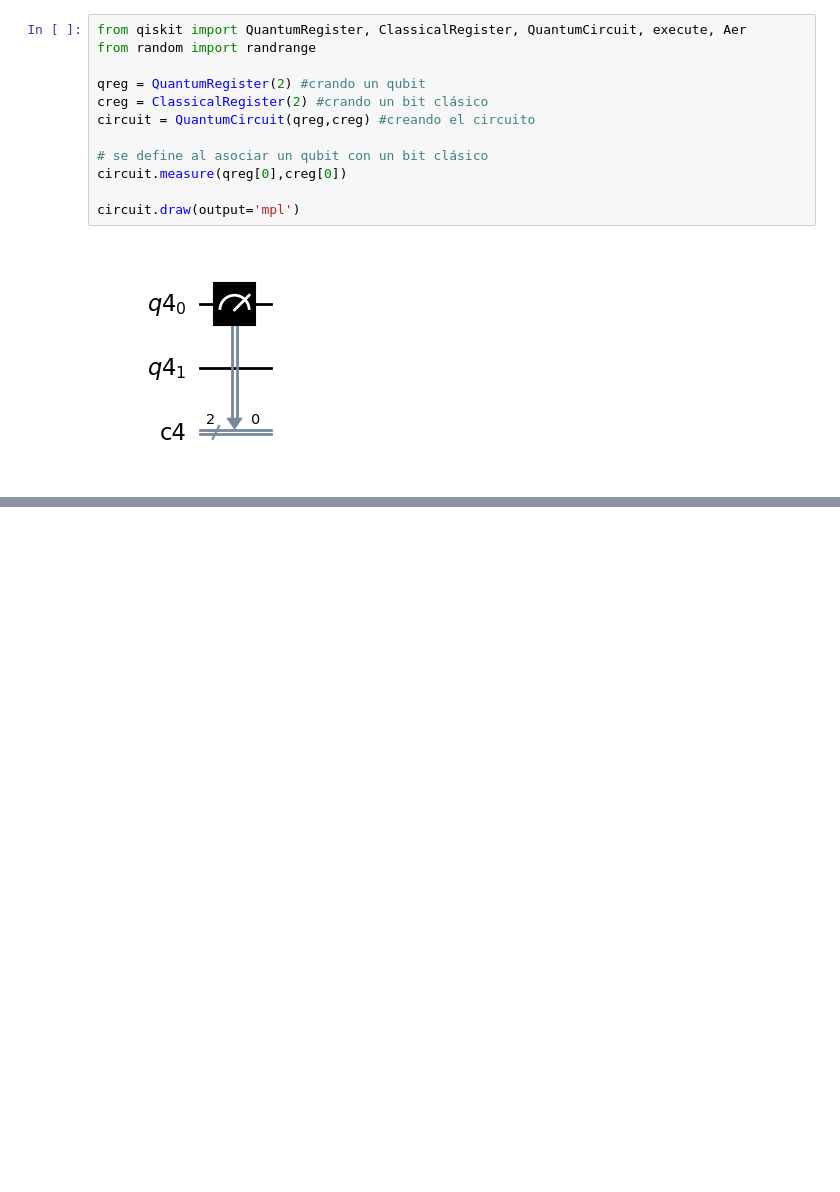
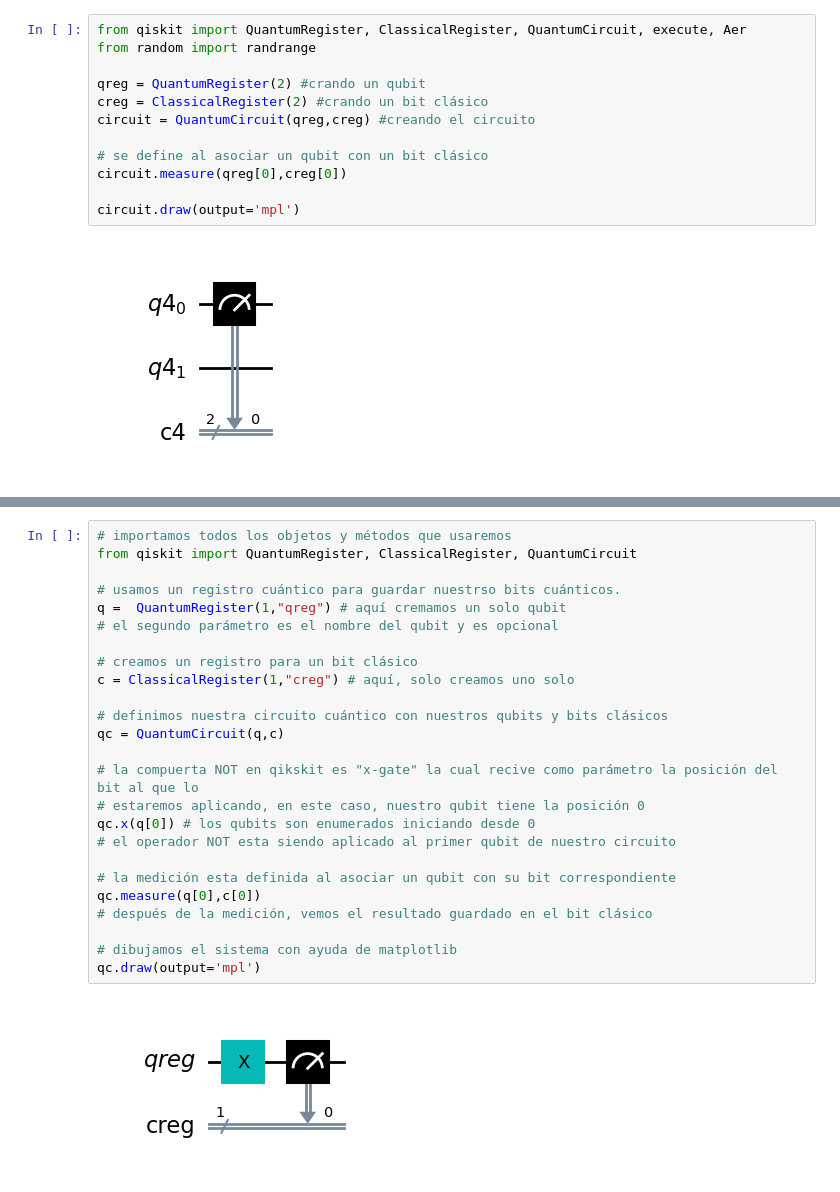
Before and after one commit to JoulesCH/computacion-cuantica, a Jupyter notebook: Charla-CIC Computación Cuántica.ipynb, the cells around one changed output, grey strips where cells are left out. Cells and saved outputs as stored; diff of their text form; blank space fills up the shorter version.

```diff
--- a/Charla-CIC Computación Cuántica.ipynb
+++ b/Charla-CIC Computación Cuántica.ipynb
@@ -826,0 +833,27 @@ Cuando creamos un qubit, y lo medimos, el resultado se almacena en un bit clási
+# %%
+# importamos todos los objetos y métodos que usaremos
+from qiskit import QuantumRegister, ClassicalRegister, QuantumCircuit
+
+# usamos un registro cuántico para guardar nuestrso bits cuánticos.
+q =  QuantumRegister(1,"qreg") # aquí cremamos un solo qubit
+# el segundo parámetro es el nombre del qubit y es opcional
+
+# creamos un registro para un bit clásico
+c = ClassicalRegister(1,"creg") # aquí, solo creamos uno solo
+
+# definimos nuestra circuito cuántico con nuestros qubits y bits clásicos
+qc = QuantumCircuit(q,c)
+
+# la compuerta NOT en qikskit es "x-gate" la cual recive como parámetro la posición del bit al que lo
+# estaremos aplicando, en este caso, nuestro qubit tiene la posición 0
+qc.x(q[0]) # los qubits son enumerados iniciando desde 0
+# el operador NOT esta siendo aplicado al primer qubit de nuestro circuito
+
+# la medición esta definida al asociar un qubit con su bit correspondiente
+qc.measure(q[0],c[0])
+# después de la medición, vemos el resultado guardado en el bit clásico
+
+# dibujamos el sistema con ayuda de matplotlib
+qc.draw(output='mpl')
+# %% [output]
+[figure, added]
```
Also changed, not shown: parts of 12 cells of this notebook.
